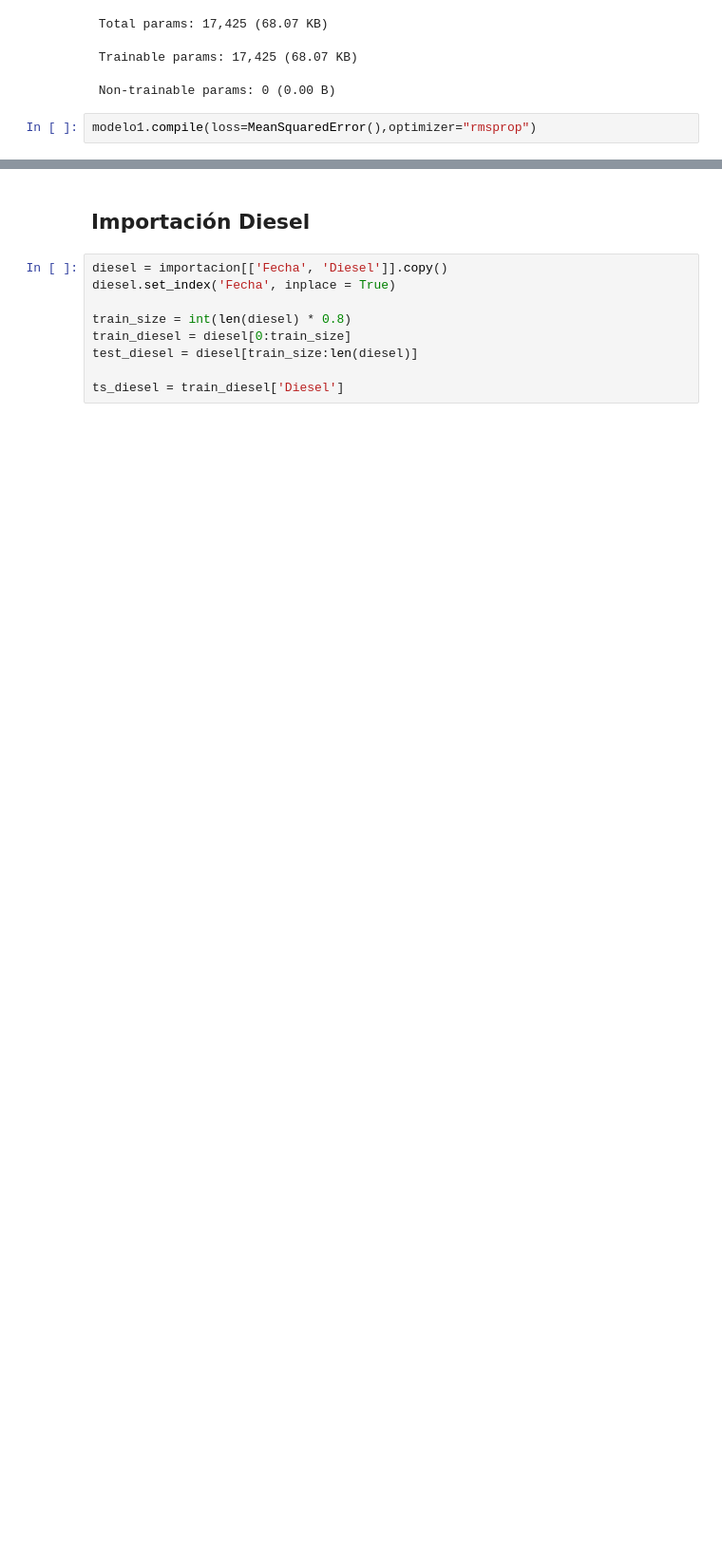
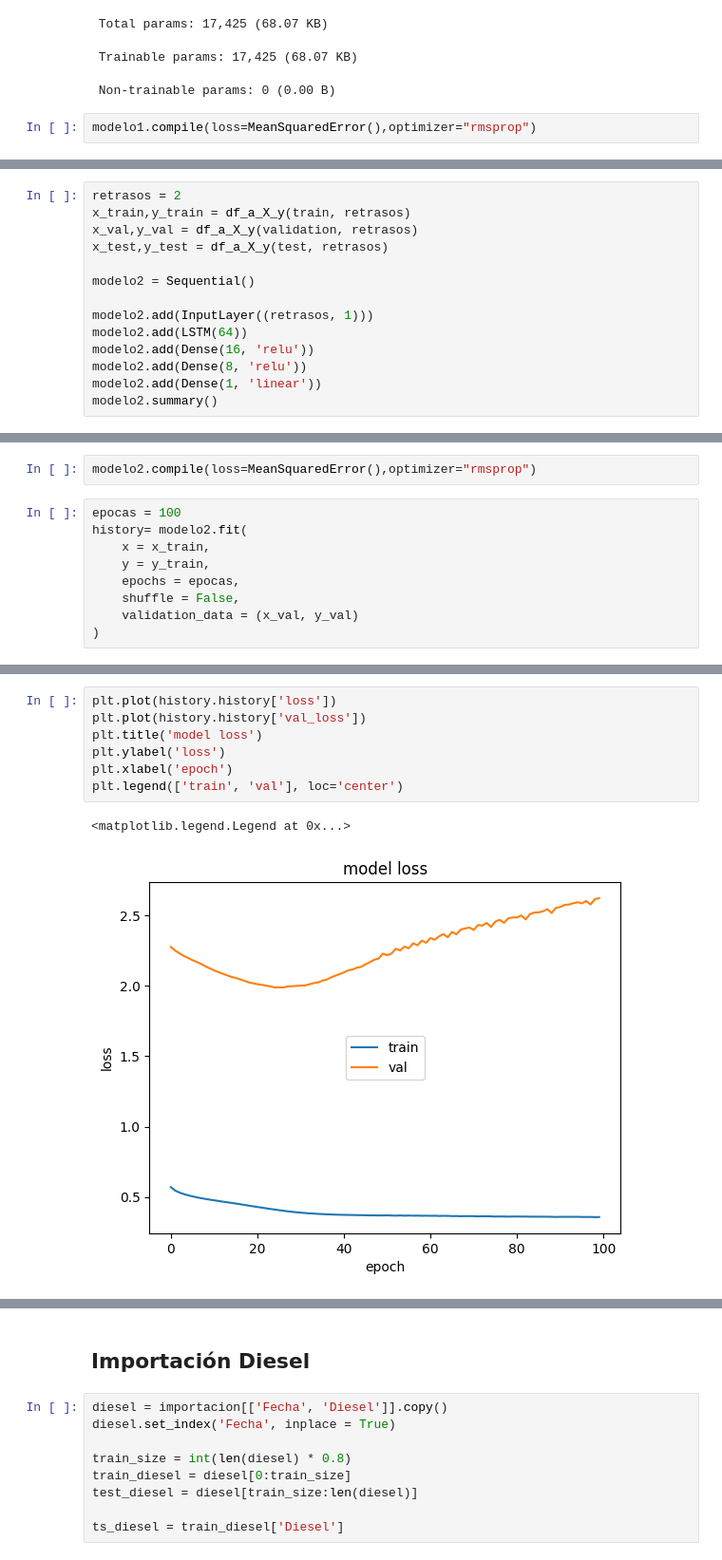
Before and after one commit to PedroMarro11/lab03DS, a Jupyter notebook: lab03.ipynb, the cells around one changed output, grey strips where cells are left out. Shown at 95% size. Drawn from its saved outputs; the diff is of its cells as text; blank space fills up the shorter version.

```diff
--- a/lab03.ipynb
+++ b/lab03.ipynb
@@ -269,0 +283,14 @@ plt.show()
+# %%
+retrasos = 2
+x_train,y_train = df_a_X_y(train, retrasos)
+x_val,y_val = df_a_X_y(validation, retrasos)
+x_test,y_test = df_a_X_y(test, retrasos)
+
+modelo2 = Sequential()
+
+modelo2.add(InputLayer((retrasos, 1)))
+modelo2.add(LSTM(64))
+modelo2.add(Dense(16, 'relu'))
+modelo2.add(Dense(8, 'relu'))
+modelo2.add(Dense(1, 'linear'))
+modelo2.summary()
@@ -269,0 +313,11 @@ plt.show()
+# %%
+modelo2.compile(loss=MeanSquaredError(),optimizer="rmsprop")
+# %%
+epocas = 100
+history= modelo2.fit(
+    x = x_train,
+    y = y_train,
+    epochs = epocas,
+    shuffle = False,
+    validation_data = (x_val, y_val)
+)
@@ -269,0 +342,10 @@ plt.show()
+# %%
+plt.plot(history.history['loss'])
+plt.plot(history.history['val_loss'])
+plt.title('model loss')
+plt.ylabel('loss')
+plt.xlabel('epoch')
+plt.legend(['train', 'val'], loc='center')
+# %% [output]
+<matplotlib.legend.Legend at 0x...>
+[figure, added]
```
Also changed, not shown: parts of 28 cells of this notebook, 1 other file.
